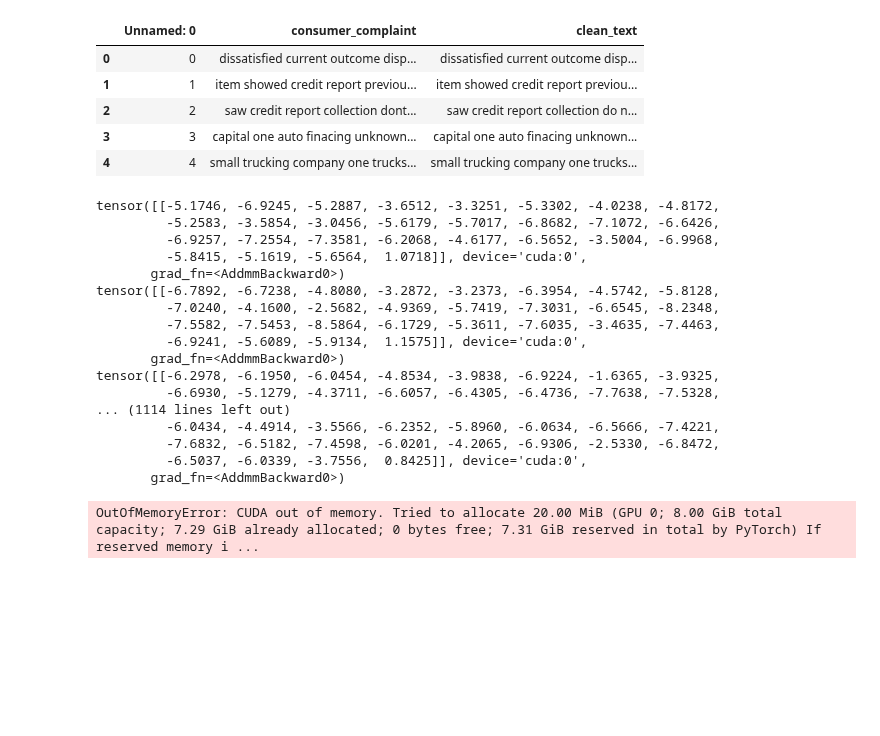
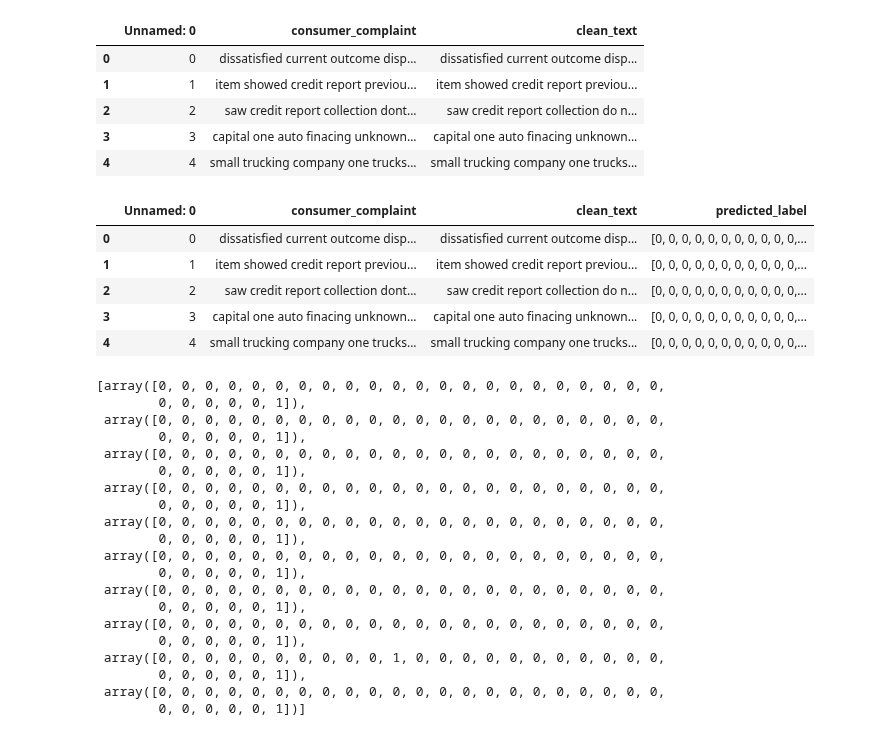
Before and after one commit to reiid00/MEIA-PROJ3, a Jupyter notebook: SentimentAnalysis/Model/model-process.ipynb, the cells around one changed output. Drawn from its saved outputs; the diff is of its cells as text; code cells hidden in the pictures; blank space fills up the shorter version.

Commit message:
Update to change the prediction code, not important

```diff
--- a/SentimentAnalysis/Model/model-process.ipynb
+++ b/SentimentAnalysis/Model/model-process.ipynb
@@ -970,29 +970,26 @@ df_consumer.head()
 | 3 | 3 | capital one auto finacing unknown... | capital one auto finacing unknown... |
 | 4 | 4 | small trucking company one trucks... | small trucking company one trucks... |
 # %%
-def predict_label(text):
+def predict_label(text, threshold=0.5):
     inputs = tokenizer(text, return_tensors="pt", truncation=True, padding=True).to(device)
     outputs= model(**inputs)
-    predicted_label = outputs.logits.argmax().item()
-    return predicted_label
+    logits = outputs.logits.detach().cpu().numpy()[0] # assuming batch size of 1
+    probs = softmax(logits)
+    probs_scaled = (probs - np.min(probs)) / (np.max(probs) - np.min(probs))
+    binary_preds = np.where(probs_scaled >= threshold, 1, 0)
+    return binary_preds
+
+def softmax(x):
+    e_x = np.exp(x - np.max(x))
+    return e_x / e_x.sum(axis=0)
 # %%
 df_consumer['predicted_label'] = df_consumer['clean_text'].apply(predict_label)
-# %% [output]
-tensor([[-5.1746, -6.9245, -5.2887, -3.6512, -3.3251, -5.3302, -4.0238, -4.8172,
-         -5.2583, -3.5854, -3.0456, -5.6179, -5.7017, -6.8682, -7.1072, -6.6426,
-         -6.9257, -7.2554, -7.3581, -6.2068, -4.6177, -6.5652, -3.5004, -6.9968,
-         -5.8415, -5.1619, -5.6564,  1.0718]], device='cuda:0',
-       grad_fn=<AddmmBackward0>)
-tensor([[-6.7892, -6.7238, -4.8080, -3.2872, -3.2373, -6.3954, -4.5742, -5.8128,
-         -7.0240, -4.1600, -2.5682, -4.9369, -5.7419, -7.3031, -6.6545, -8.2348,
-         -7.5582, -7.5453, -8.5864, -6.1729, -5.3611, -7.6035, -3.4635, -7.4463,
-         -6.9241, -5.6089, -5.9134,  1.1575]], device='cuda:0',
-       grad_fn=<AddmmBackward0>)
-tensor([[-6.2978, -6.1950, -6.0454, -4.8534, -3.9838, -6.9224, -1.6365, -3.9325,
-         -6.6930, -5.1279, -4.3711, -6.6057, -6.4305, -6.4736, -7.7638, -7.5328,
-... (1114 lines left out)
-         -6.0434, -4.4914, -3.5566, -6.2352, -5.8960, -6.0634, -6.5666, -7.4221,
-         -7.6832, -6.5182, -7.4598, -6.0201, -4.2065, -6.9306, -2.5330, -6.8472,
-         -6.5037, -6.0339, -3.7556,  0.8425]], device='cuda:0',
-       grad_fn=<AddmmBackward0>)
-OutOfMemoryError: CUDA out of memory. Tried to allocate 20.00 MiB (GPU 0; 8.00 GiB total capacity; 7.29 GiB already allocated; 0 bytes free; 7.31 GiB reserved in total by PyTorch) If reserved memory i ...
+# %%
+df_consumer.head()
+# %% [output]
+|  | Unnamed: 0 | consumer_complaint | clean_text | predicted_label |
+| 0 | 0 | dissatisfied current outcome disp... | dissatisfied current outcome disp... | [0, 0, 0, 0, 0, 0, 0, 0, 0, 0, 0,... |
+| 1 | 1 | item showed credit report previou... | item showed credit report previou... | [0, 0, 0, 0, 0, 0, 0, 0, 0, 0, 0,... |
+| 2 | 2 | saw credit report collection dont... | saw credit report collection do n... | [0, 0, 0, 0, 0, 0, 0, 0, 0, 0, 0,... |
+| 3 | 3 | capital one auto finacing unknown... | capital one auto finacing unknown... | [0, 0, 0, 0, 0, 0, 0, 0, 0, 0, 0,... |
+| 4 | 4 | small trucking company one trucks... | small trucking company one trucks... | [0, 0, 0, 0, 0, 0, 0, 0, 0, 0, 0,... |
@@ -998,0 +998,23 @@ OutOfMemoryError: CUDA out of memory. Tried to allocate 20.00 MiB (GPU 0; 8.00 G
+# %%
+array
+# %% [output]
+[array([0, 0, 0, 0, 0, 0, 0, 0, 0, 0, 0, 0, 0, 0, 0, 0, 0, 0, 0, 0, 0, 0,
+        0, 0, 0, 0, 0, 1]),
+ array([0, 0, 0, 0, 0, 0, 0, 0, 0, 0, 0, 0, 0, 0, 0, 0, 0, 0, 0, 0, 0, 0,
+        0, 0, 0, 0, 0, 1]),
+ array([0, 0, 0, 0, 0, 0, 0, 0, 0, 0, 0, 0, 0, 0, 0, 0, 0, 0, 0, 0, 0, 0,
+        0, 0, 0, 0, 0, 1]),
+ array([0, 0, 0, 0, 0, 0, 0, 0, 0, 0, 0, 0, 0, 0, 0, 0, 0, 0, 0, 0, 0, 0,
+        0, 0, 0, 0, 0, 1]),
+ array([0, 0, 0, 0, 0, 0, 0, 0, 0, 0, 0, 0, 0, 0, 0, 0, 0, 0, 0, 0, 0, 0,
+        0, 0, 0, 0, 0, 1]),
+ array([0, 0, 0, 0, 0, 0, 0, 0, 0, 0, 0, 0, 0, 0, 0, 0, 0, 0, 0, 0, 0, 0,
+        0, 0, 0, 0, 0, 1]),
+ array([0, 0, 0, 0, 0, 0, 0, 0, 0, 0, 0, 0, 0, 0, 0, 0, 0, 0, 0, 0, 0, 0,
+        0, 0, 0, 0, 0, 1]),
+ array([0, 0, 0, 0, 0, 0, 0, 0, 0, 0, 0, 0, 0, 0, 0, 0, 0, 0, 0, 0, 0, 0,
+        0, 0, 0, 0, 0, 1]),
+ array([0, 0, 0, 0, 0, 0, 0, 0, 0, 0, 1, 0, 0, 0, 0, 0, 0, 0, 0, 0, 0, 0,
+        0, 0, 0, 0, 0, 1]),
+ array([0, 0, 0, 0, 0, 0, 0, 0, 0, 0, 0, 0, 0, 0, 0, 0, 0, 0, 0, 0, 0, 0,
+        0, 0, 0, 0, 0, 1])]
```
Also changed, not shown: parts of 1 cell of this notebook.
